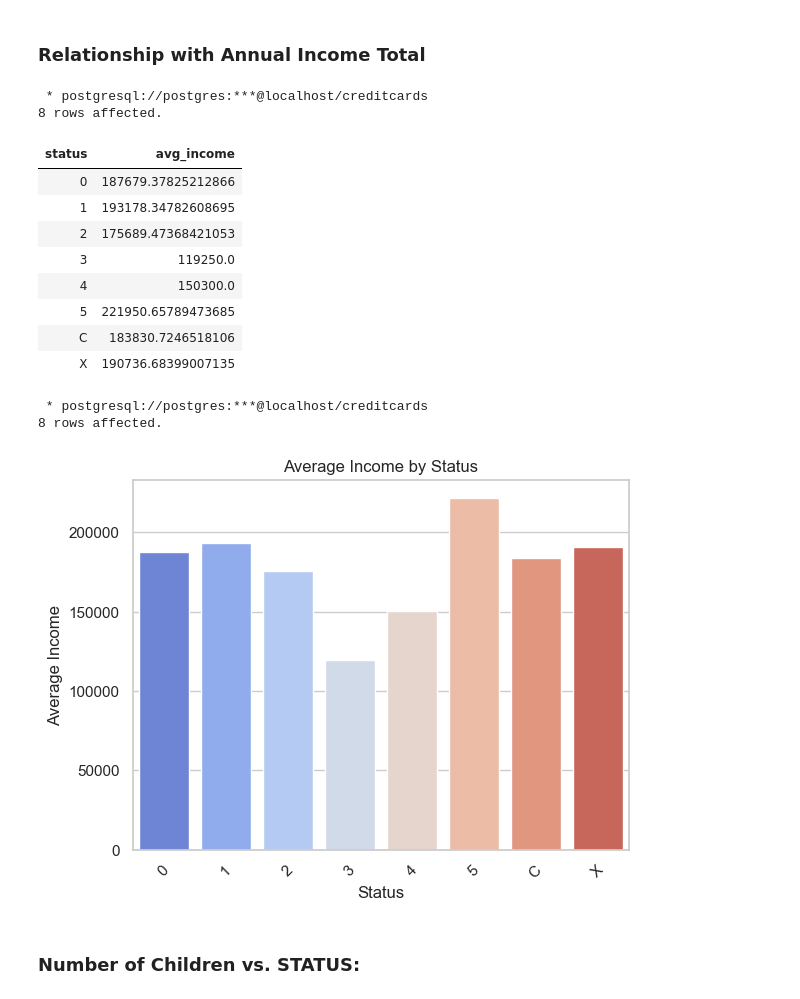
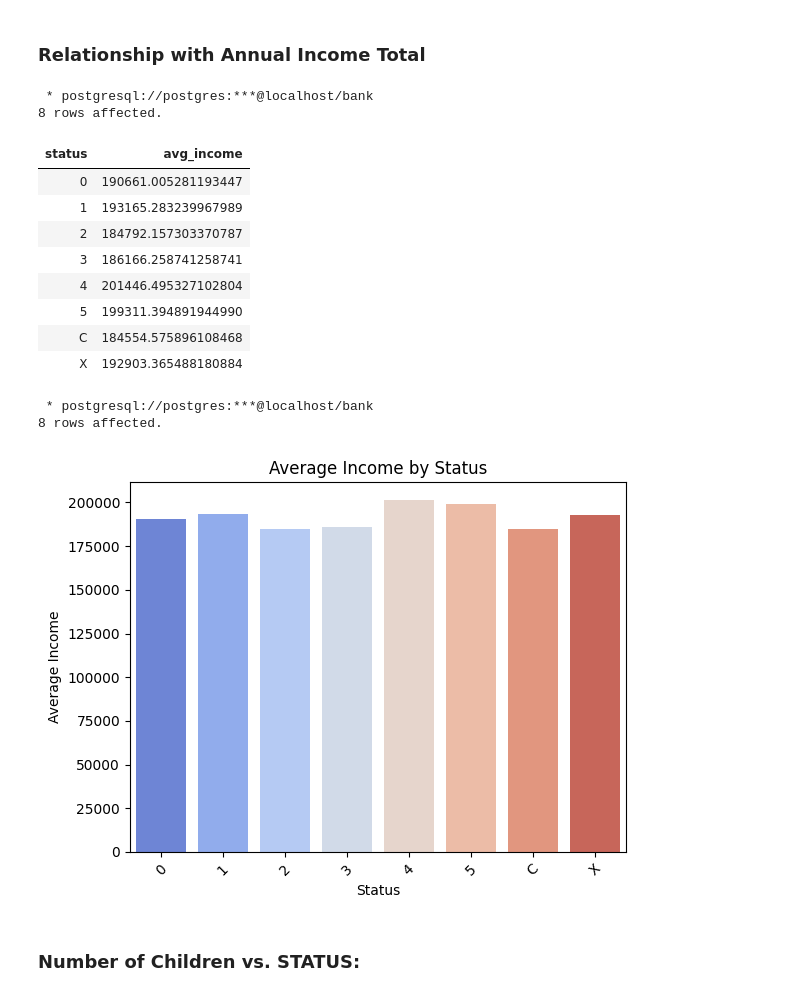
Before and after one commit to amrorabea/Credit_Cards_usingSQl, a Jupyter notebook: src/visualization.ipynb, the cells around one changed output. Saved outputs shown, nothing was run; the diff lists cells and outputs as text; code cells hidden in the pictures.

```diff
--- a/src/visualization.ipynb
+++ b/src/visualization.ipynb
@@ -80,41 +108,42 @@ plt.show()
 # %%
 %%sql
 SELECT STATUS, AVG(AMT_INCOME_TOTAL) AS avg_income
-FROM creditcard_data
+FROM client_data
+JOIN credit_record on client_data.id = credit_record.id
 GROUP BY STATUS
 ORDER BY STATUS;
 # %% [output]
- * postgresql://postgres:***@localhost/creditcards
+ * postgresql://postgres:***@localhost/bank
 8 rows affected.
 | status | avg_income |
-| 0 | 187679.37825212866 |
-| 1 | 193178.34782608695 |
-| 2 | 175689.47368421053 |
-| 3 | 119250.0 |
-| 4 | 150300.0 |
-| 5 | 221950.65789473685 |
-| C | 183830.7246518106 |
-| X | 190736.68399007135 |
+| 0 | 190661.005281193447 |
+| 1 | 193165.283239967989 |
+| 2 | 184792.157303370787 |
+| 3 | 186166.258741258741 |
+| 4 | 201446.495327102804 |
+| 5 | 199311.394891944990 |
+| C | 184554.575896108468 |
+| X | 192903.365488180884 |
 # %%
 # Execute the SQL query
-results = %sql SELECT status, AVG(amt_income_total) AS avg_income FROM creditcard_data GROUP BY status ORDER BY status;
+results = %sql SELECT STATUS, AVG(AMT_INCOME_TOTAL) AS avg_income \
+                FROM client_data RIGHT JOIN credit_record on client_data.id = credit_record.id \
+                GROUP BY STATUS ORDER BY STATUS;
 
 # Convert the results to a Pandas DataFrame
 df = results.DataFrame()
-
-
 
 # Plot a barplot
 sns.barplot(data=df, x='status', y='avg_income', hue='status', palette='coolwarm', legend=False)
 plt.title('Average Income by Status')
 plt.xlabel('Status')
 plt.ylabel('Average Income')
 plt.xticks(rotation=45)
 plt.show()
 # %% [output]
- * postgresql://postgres:***@localhost/creditcards
+ * postgresql://postgres:***@localhost/bank
 8 rows affected.
-[figure, old version]
+[figure, new version]
 # %% [markdown]
 ### Number of Children vs. STATUS:
 # %%
```
Also changed, not shown: parts of 17 cells of this notebook.
